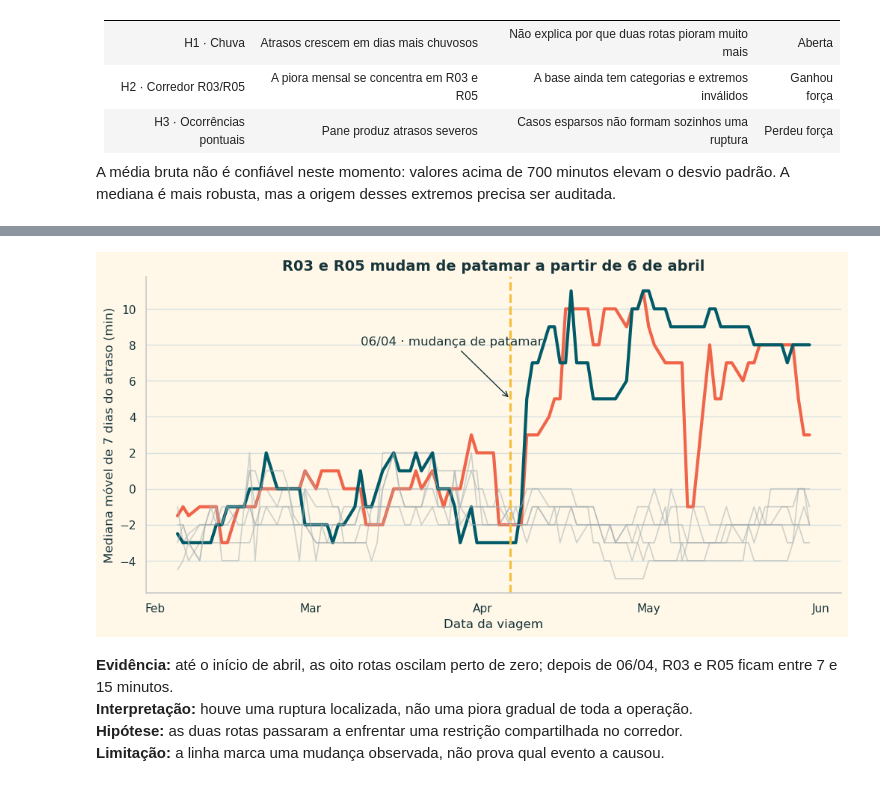
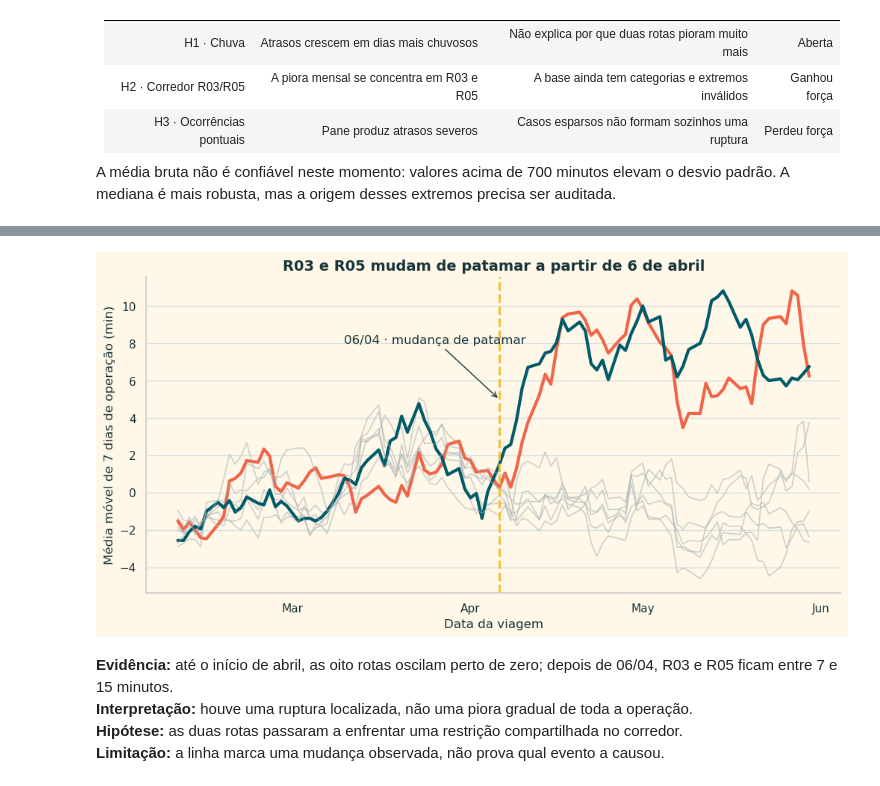
Before and after one commit to JulianaBallin/TransitTrace, a Jupyter notebook: transporte_fretado_rota_em_dia.ipynb, the cells around one changed output, grey strips where cells are left out. Cells and saved outputs as stored; diff of their text form; code cells hidden in the pictures.

```diff
--- a/transporte_fretado_rota_em_dia.ipynb
+++ b/transporte_fretado_rota_em_dia.ipynb
@@ -20,6 +20,7 @@
 
 O notebook preserva a base bruta em `raw` e cria a base tratada em `data`. Nenhuma correção é feita silenciosamente.
 # %%
+# Importa as bibliotecas usadas na leitura, análise e visualização.
 from pathlib import Path
 import warnings
 
@@ -32,6 +33,7 @@ from IPython.display import display
 
 warnings.filterwarnings("ignore", category=FutureWarning)
 
+# Mantém a mesma paleta visual em todos os gráficos.
 CREAM = "#FFF8E8"
 TEAL = "#005A67"
 MINT = "#65C3A5"
@@ -52,4 +54,18 @@ plt.rcParams.update({
     "axes.titlesize": 14,
     "grid.color": "#D8E0E0",
 })
+
+def parse_dates(values):
+    '''Parse ISO and day-first dates without ambiguity.'''
+    # Separa os dois formatos encontrados antes da conversão.
+    text = values.astype("string").str.strip()
+    is_iso = text.str.fullmatch(r"\d{4}-\d{2}-\d{2}").fillna(False)
+    parsed = pd.to_datetime(
+        text.where(is_iso), format="%Y-%m-%d", errors="coerce"
+    )
+    return parsed.fillna(
+        pd.to_datetime(
+            text.where(~is_iso), format="%d/%m/%Y", errors="coerce"
+        )
+    )
 # %%
@@ -318,11 +519,12 @@ O pipeline segue quatro princípios: preservar a base bruta, declarar critérios
 # %%
 def clean_transport_data(raw_frame):
+    '''Clean the transport data and return an audit log.'''
+    # Preserva o objeto original e identifica cópias exatas.
     data = raw_frame.copy()
     duplicate_mask = raw_frame.duplicated(keep="first")
 
-    data["data"] = pd.to_datetime(
-        data["data"], format="mixed", dayfirst=True, errors="coerce"
-    )
+    # Padroniza datas, turnos, rotas e campos de texto.
+    data["data"] = parse_dates(data["data"])
     data["turno"] = (
         data["turno"].astype("string").str.strip().str.casefold()
         .replace({"manha": "manhã", "noturno": "noite"}).str.title()
@@ -340,7 +542,10 @@ def clean_transport_data(raw_frame):
             .str.replace("h", ":", regex=False).str.slice(0, 5)
         )
 
+    # Remove apenas as duplicatas comprovadamente idênticas.
     data = data.loc[~duplicate_mask].copy()
+
+    # Recalcula o atraso com os horários padronizados.
     scheduled = pd.to_datetime(
         data["data"].dt.strftime("%Y-%m-%d") + " " + data["horario_previsto"],
         errors="coerce",
@@ -358,12 +563,14 @@ def clean_transport_data(raw_frame):
     invalid_delay = ~data["atraso_calculado"].between(-60, 120)
     invalid_capacity = ~data["passageiros"].between(0, 44)
 
+    # Mantém a viagem e anula somente o campo inválido.
     data["atraso_min"] = data["atraso_calculado"].mask(invalid_delay)
     data["passageiros"] = data["passageiros"].mask(invalid_capacity)
     data["pontual"] = data["atraso_min"].le(5).where(data["atraso_min"].notna())
     data["apos_inicio_turno"] = (
         data["atraso_min"].gt(15).where(data["atraso_min"].notna())
     )
+    # Cria variáveis auxiliares usadas nas comparações finais.
     data["mes"] = data["data"].dt.to_period("M").astype("string")
     data["semana"] = data["data"].dt.to_period("W-SUN").apply(
         lambda period: period.start_time
@@ -381,7 +588,7 @@ def clean_transport_data(raw_frame):
         ["Valores ausentes", f"{raw_frame['chuva_mm'].isna().sum()} chuvas ausentes", "Manter NA", "Sem imputação"],
         ["Duplicados", f"{duplicate_mask.sum()} linhas idênticas", "Remover cópias", f"{len(raw_frame)} → {len(data)}"],
         ["Atraso divergente", f"{divergent.sum()} linhas", "Recalcular horários", "Indicador coerente"],
-        ["Valores inválidos", f"{invalid_delay.sum()} atrasos; {invalid_capacity.sum()} lotações", "Marcar NA", "Viagens preservadas"],
+        ["Valores inválidos", f"{invalid_delay.sum()} atrasos; {invalid_capacity.sum()} lotações", "Marcar NA após investigar", "Viagens preservadas"],
     ], columns=["Problema", "Evidência", "Tratamento", "Impacto"])
     return data, log
 
@@ -446,27 +761,30 @@ Cada gráfico responde uma pergunta. Depois de cada figura registramos evidênci
 # %%
-daily = (
-    data.groupby(["data", "rota"])["atraso_min"].median().unstack()
-    .rolling(7, min_periods=4).median()
-)
+# Calcula primeiro uma média por dia e rota.
+daily_average = data.groupby(
+    ["data", "rota"]
+)["atraso_min"].mean().unstack()
+
+# A janela usa sete dias de operação completos.
+daily = daily_average.rolling(window=7, min_periods=7).mean()
 fig, ax = plt.subplots(figsize=(12, 5.5))
 for route in daily.columns:
     color, width, alpha = GRAY, 1.2, 0.55
     if route == "R03": color, width, alpha = CORAL, 3.0, 1
     if route == "R05": color, width, alpha = TEAL, 3.0, 1
     ax.plot(daily.index, daily[route], color=color, lw=width, alpha=alpha)
 ax.axvline(pd.Timestamp("2026-04-06"), color=YELLOW, lw=2.2, ls="--")
 ax.annotate("06/04 · mudança de patamar", xy=(pd.Timestamp("2026-04-06"), 5),
             xytext=(pd.Timestamp("2026-03-10"), 8),
             arrowprops={"arrowstyle": "->", "color": INK})
 ax.set(title="R03 e R05 mudam de patamar a partir de 6 de abril",
-       xlabel="Data da viagem", ylabel="Mediana móvel de 7 dias do atraso (min)")
+       xlabel="Data da viagem", ylabel="Média móvel de 7 dias de operação (min)")
 ax.xaxis.set_major_locator(mdates.MonthLocator())
 ax.xaxis.set_major_formatter(mdates.DateFormatter("%b"))
 ax.grid(axis="x", visible=False)
 sns.despine()
 plt.show()
 # %% [output]
-[figure, old version]
+[figure, new version]
 # %% [markdown]
 **Evidência:** até o início de abril, as oito rotas oscilam perto de zero; depois de 06/04, R03 e R05 ficam entre 7 e 15 minutos.
 **Interpretação:** houve uma ruptura localizada, não uma piora gradual de toda a operação.
```
Also changed, not shown: parts of 31 cells of this notebook, 13 other files.
